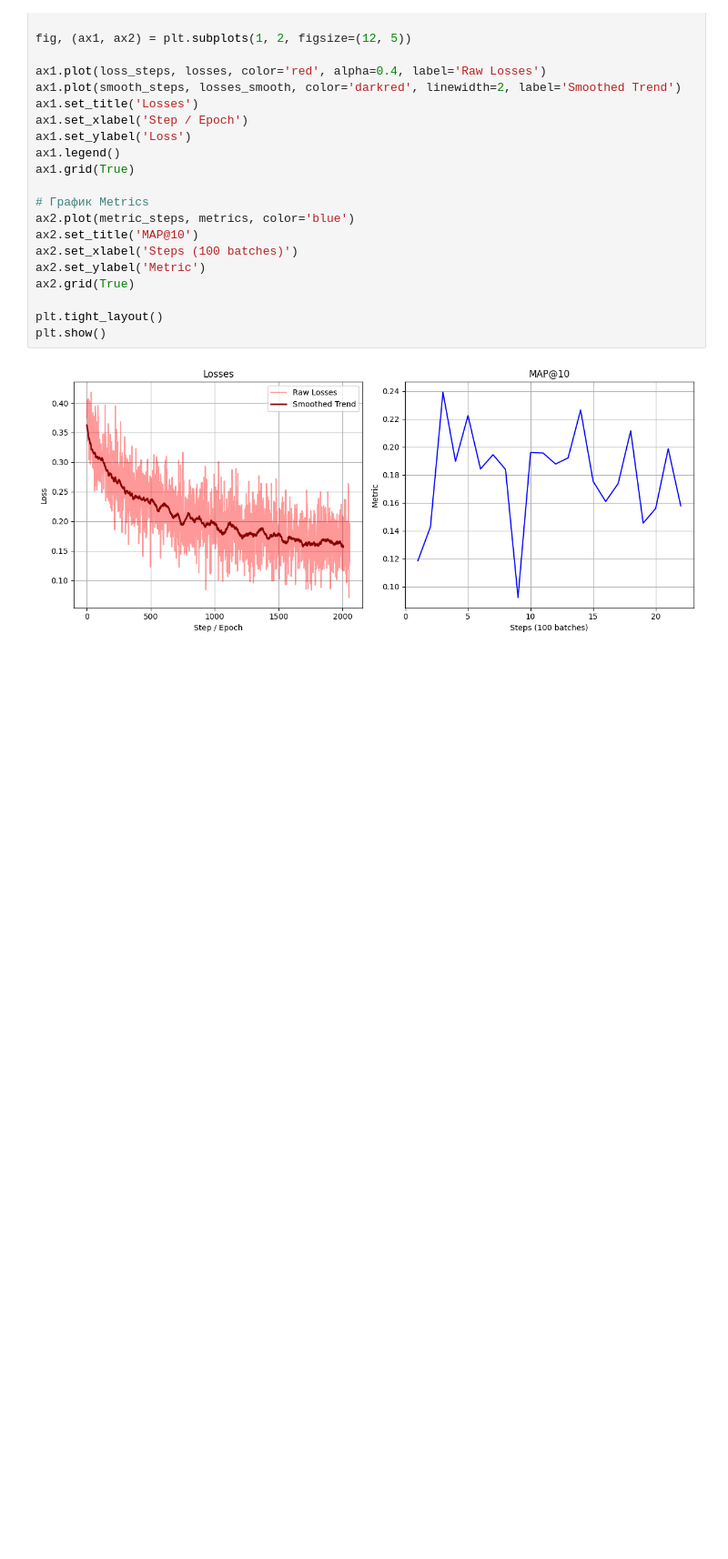
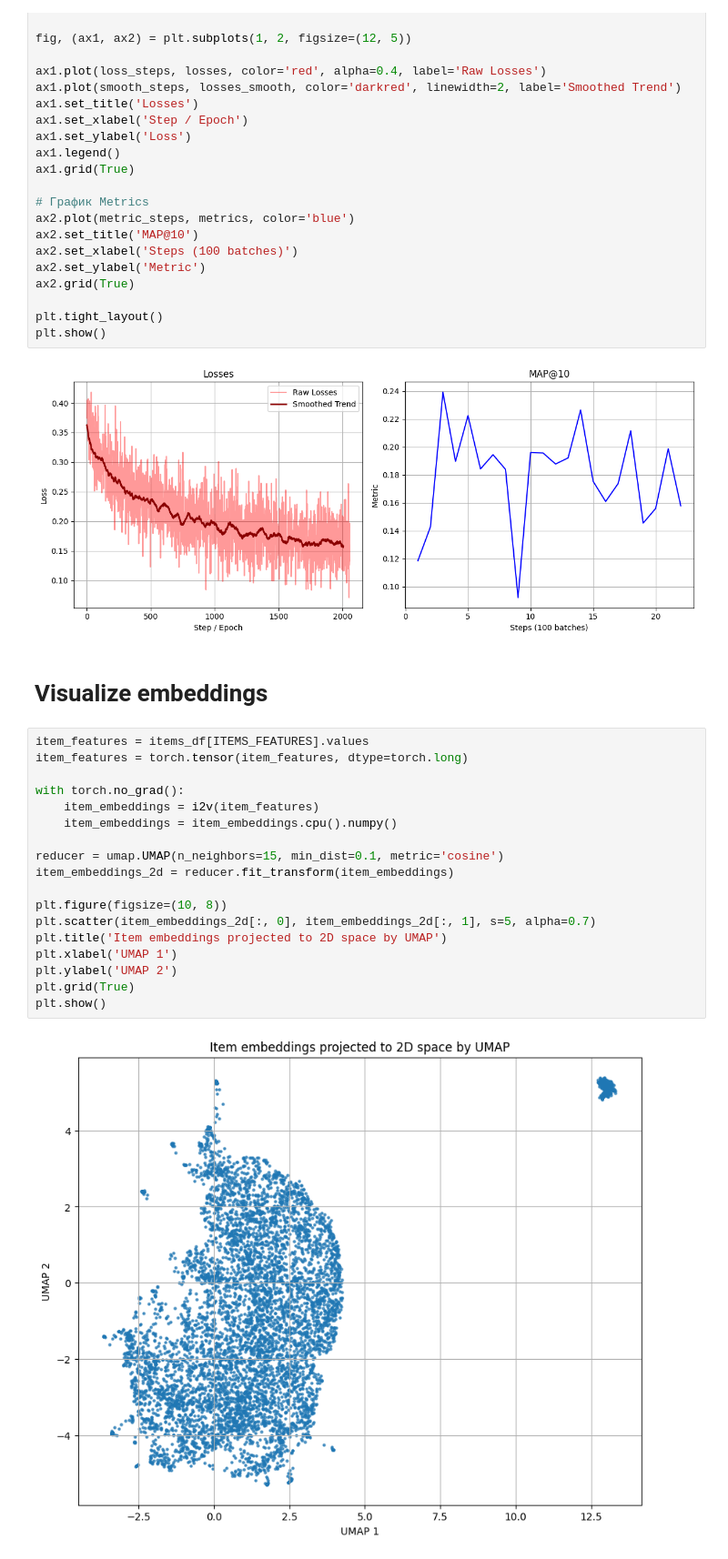
Before and after one commit to Evgenii-Iurin/ITMO-RecSys, a Jupyter notebook: notebooks/hw_5/hw_5.ipynb, the cells around one changed output. Shown at 91% size. Cells and saved outputs as stored; diff of their text form; blank space fills up the shorter version.

```diff
--- a/notebooks/hw_5/hw_5.ipynb
+++ b/notebooks/hw_5/hw_5.ipynb
@@ -716,3 +716,25 @@ plt.tight_layout()
 plt.show()
 # %% [output]
 [figure]
+# %% [markdown]
+# Visualize embeddings
+# %%
+item_features = items_df[ITEMS_FEATURES].values
+item_features = torch.tensor(item_features, dtype=torch.long)
+
+with torch.no_grad():
+    item_embeddings = i2v(item_features)
+    item_embeddings = item_embeddings.cpu().numpy()
+
+reducer = umap.UMAP(n_neighbors=15, min_dist=0.1, metric='cosine')
+item_embeddings_2d = reducer.fit_transform(item_embeddings)
+
+plt.figure(figsize=(10, 8))
+plt.scatter(item_embeddings_2d[:, 0], item_embeddings_2d[:, 1], s=5, alpha=0.7)
+plt.title('Item embeddings projected to 2D space by UMAP')
+plt.xlabel('UMAP 1')
+plt.ylabel('UMAP 2')
+plt.grid(True)
+plt.show()
+# %% [output]
+[figure, added]
```
Also changed, not shown: parts of 4 cells of this notebook.
